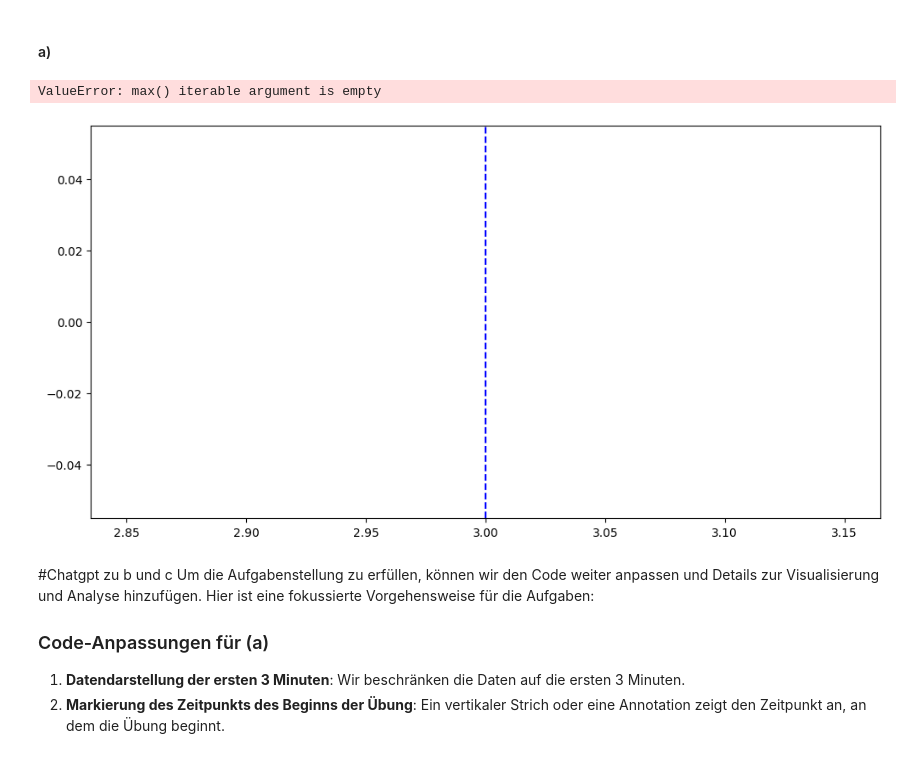
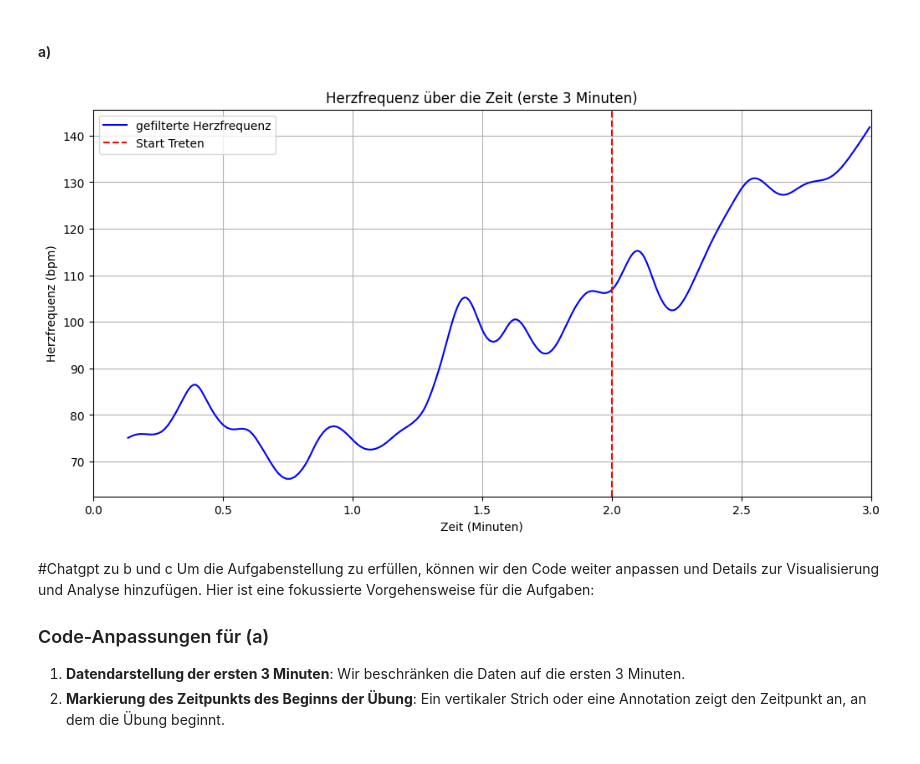
Before and after one commit to VPaulineC/Praktikum-2, a Jupyter notebook: Praktikum_2.ipynb, the cells around one changed output. Drawn from its saved outputs; the diff is of its cells as text; code cells hidden in the pictures.

```diff
--- a/Praktikum_2.ipynb
+++ b/Praktikum_2.ipynb
@@ -411,30 +424,28 @@ plt.show()
 # %% [markdown]
 #### a)
 # %%
-# Beschränkung auf die ersten 3 Minuten
-mask = (time_ms <= 3)
-time_ms_plot = time_ms[mask]
-ecg_filtered_plot = ecg_filtered[mask]
+# Daten auf die ersten 3 Minuten begrenzen
+max_time = 3  # maximale Zeit in Minuten
+mask = heart_rate_time <= max_time
+heart_rate_time_limited = heart_rate_time[mask]
+heart_rate_filt_limited = heart_rate_filt[mask]
 
-# Plotten der gefilterten Herzfrequenz
+# Herzfrequenz nur für die ersten 3 Minuten
 plt.figure(figsize=(12, 6))
-plt.plot(time_ms_plot, ecg_filtered_plot, label='Geglättetes Signal', color='red')
+plt.plot(heart_rate_time_limited, heart_rate_filt_limited, label='gefilterte Herzfrequenz', color='b')
 
-# Markierung des Beginns der Übung (angenommen bei Minute 2)
-beginn_zeit = 3  # Zeitpunkt des Beginns der Übung
-plt.axvline(x=beginn_zeit, color='blue', linestyle='--', label='Start der Übung')
-plt.text(beginn_zeit + 0.05, max(ecg_filtered_plot) * 0.9, 'Start der Übung', color='blue')
+# Markierung bei 2 Minuten
+plt.axvline(x=2, color='r', linestyle='--', label='Start Treten')
 
-# Plot-Einstellungen
-plt.title('Gefilterte Herzfrequenz gegen Zeit - Erste 3 Minuten')
+plt.title('Herzfrequenz über die Zeit (erste 3 Minuten)')
 plt.xlabel('Zeit (Minuten)')
-plt.ylabel('EKG-Amplitude')
+plt.ylabel('Herzfrequenz (bpm)')
 plt.legend()
 plt.grid()
+plt.xlim([0, max_time])
 plt.show()
 # %% [output]
-ValueError: max() iterable argument is empty
-[figure, old version]
+[figure, new version]
 # %% [markdown]
 #Chatgpt zu b und c
 Um die Aufgabenstellung zu erfüllen, können wir den Code weiter anpassen und Details zur Visualisierung und Analyse hinzufügen. Hier ist eine fokussierte Vorgehensweise für die Aufgaben:
```
Also changed, not shown: parts of 22 cells of this notebook, 1 other file.
